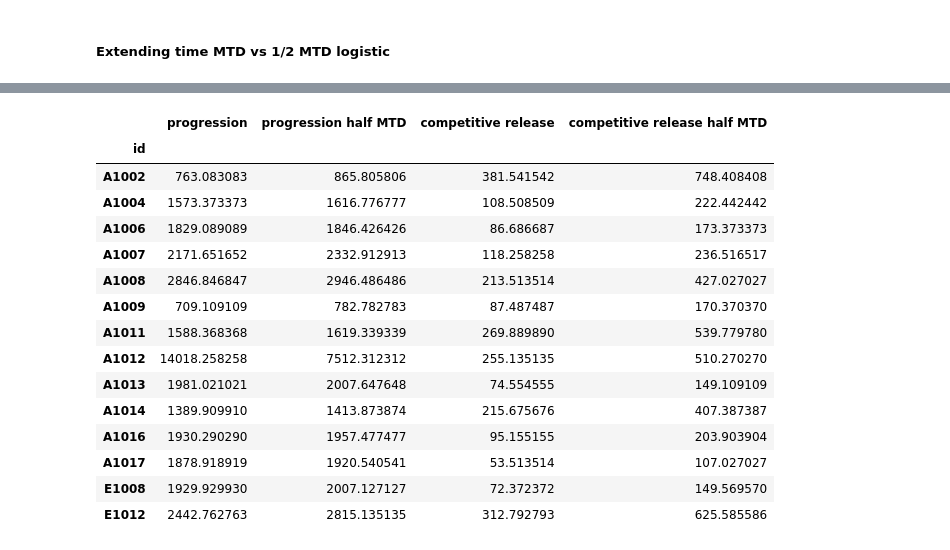
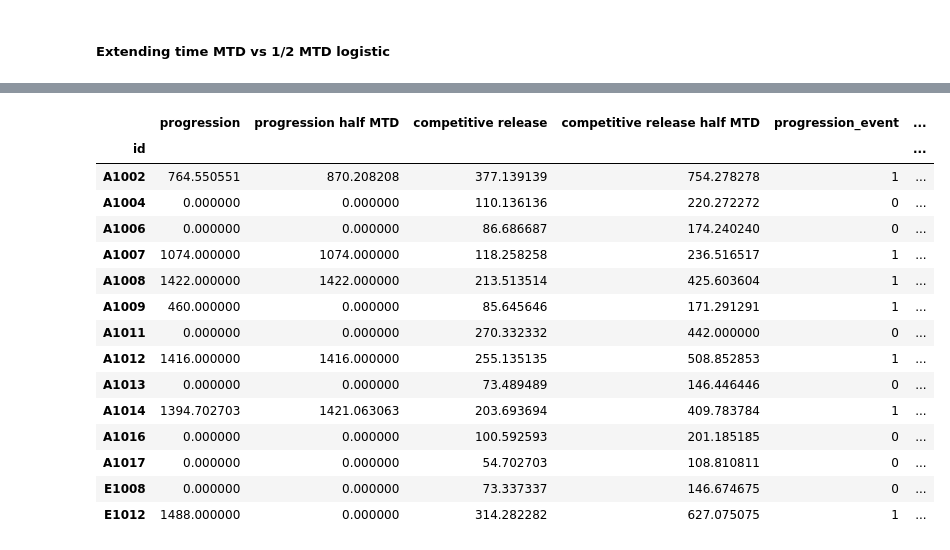
Before and after one commit to hkailas/Erlotinib, a Jupyter notebook: Erlotinib_predictions.ipynb, the cells around one changed output, grey strips where cells are left out. Saved outputs shown, nothing was run; the diff lists cells and outputs as text; code cells hidden in the pictures.

```diff
--- a/Erlotinib_predictions.ipynb
+++ b/Erlotinib_predictions.ipynb
@@ -301,7 +307,7 @@ for index, id in enumerate(unique_IDs, start=0):
     ax.plot(tspan, pred_data_log.sol(tspan)[0], 'b-', label='Sensitive - Log') # plot logistic model
     ax.plot(tspan, pred_data_log.sol(tspan)[1], 'r-', label='Resistant - Log')
     ax.plot(tspan, sum_pops_log, 'k-', label='Total - Log')
-    ax.axhline(y=1.1*data[0], color='r', linestyle=':') ### line to show progression
+    ax.axhline(y=1.1*data[0], color='r', linestyle='--') ### line to show progression
 
 
     # plot with half medication
@@ -323,7 +329,8 @@ legend_elements = [Line2D([0], [0], marker='x', color='k', label='Measured Total
                    Line2D([0], [0], color='k',label='Total - MTD'),
                    Line2D([0], [0], color='b', linestyle=':', label='Sensitive 1/2 MTD'),
                    Line2D([0], [0], color='r', linestyle=':', label='Resistant 1/2 MTD'),
-                   Line2D([0], [0], color='k', linestyle= ':' ,label='Total 1/2 MTD')]
+                   Line2D([0], [0], color='k', linestyle= ':' ,label='Total 1/2 MTD'),
+                   Line2D([0], [0], color='r', linestyle='--', label='Progression (1.1*MTD)')]
 
 
 fig.legend(handles=legend_elements, loc='upper center', bbox_to_anchor=(0.5, -0.05),
@@ -349,7 +356,7 @@ for index, id in enumerate(unique_IDs, start=0):
 
     days = df.days[df.ID == id].tolist()
     data = df.Sum_tumor_volume[df.ID == id].tolist()
-    sim_time_factor = 20
+    sim_time_factor = 2
     tspan = np.linspace(0, sim_time_factor*days[-1], 1000)
 
 ### optimal params original medication
@@ -378,46 +385,52 @@ for index, id in enumerate(unique_IDs, start=0):
     progression_half_mtd = np.argmin(np.abs(sum_pops_log_half - 1.1*data[0]))
     x_value_progression_half = tspan[progression_half_mtd]
     progression_half_list.append((id, x_value_progression_half))
 
 # find time to competitive release MTD
     comp_rel_mtd = np.argmin(np.abs(pred_data_log.sol(tspan)[0]-pred_data_log.sol(tspan)[1]))
     x_val_cr_mtd = tspan[comp_rel_mtd]
     comp_release_list.append((id, x_val_cr_mtd))
 
 # find time to competitive release half MTD
     comp_rel_half = np.argmin(np.abs(pred_data_log_half.sol(tspan)[0]-pred_data_log_half.sol(tspan)[1]))
     x_val_cr_half = tspan[comp_rel_half]
     comp_release_half_list.append((id, x_val_cr_half))
 
 
 # collecting in data frames
 df_progression = pd.DataFrame(progression_list, columns=['id', 'progression'])
 df_progression_half = pd.DataFrame(progression_half_list, columns=['id', 'progression half MTD'])
 df_cr_mtd = pd.DataFrame(comp_release_list, columns=['id', 'competitive release'])
 df_cr_half = pd.DataFrame(comp_release_half_list, columns=['id', 'competitive release half MTD'])
 
 # Merge the dataframes two at a time
 df_temp = pd.merge(df_progression, df_progression_half, on='id')
 df_temp2 = pd.merge(df_cr_mtd, df_cr_half, on='id')
 # Merge the temporary dataframes
 df_all_progressions = pd.merge(df_temp, df_temp2, on='id')
 df_all_progressions.set_index('id', inplace=True)
+# Create event columns
+df_all_progressions['progression_event'] = df_all_progressions['progression'].apply(lambda x: 0 if x == 0 else 1)
+df_all_progressions['progression_event_half'] = df_all_progressions['progression half MTD'].apply(lambda x: 0 if x == 0 else 1)
+df_all_progressions['cr_event'] = df_all_progressions['competitive release'].apply(lambda x: 0 if x == 0 else 1)
+df_all_progressions['cr_event_half'] = df_all_progressions['competitive release half MTD'].apply(lambda x: 0 if x == 0 else 1)
+
 # Print the DataFrame
 df_all_progressions
 # %% [output]
-|  | progression | progression half MTD | competitive release | competitive release half MTD |
-| id |  |  |  |  |
-| A1002 | 763.083083 | 865.805806 | 381.541542 | 748.408408 |
-| A1004 | 1573.373373 | 1616.776777 | 108.508509 | 222.442442 |
-| A1006 | 1829.089089 | 1846.426426 | 86.686687 | 173.373373 |
-| A1007 | 2171.651652 | 2332.912913 | 118.258258 | 236.516517 |
-| A1008 | 2846.846847 | 2946.486486 | 213.513514 | 427.027027 |
-| A1009 | 709.109109 | 782.782783 | 87.487487 | 170.370370 |
-| A1011 | 1588.368368 | 1619.339339 | 269.889890 | 539.779780 |
-| A1012 | 14018.258258 | 7512.312312 | 255.135135 | 510.270270 |
-| A1013 | 1981.021021 | 2007.647648 | 74.554555 | 149.109109 |
-| A1014 | 1389.909910 | 1413.873874 | 215.675676 | 407.387387 |
-| A1016 | 1930.290290 | 1957.477477 | 95.155155 | 203.903904 |
-| A1017 | 1878.918919 | 1920.540541 | 53.513514 | 107.027027 |
-| E1008 | 1929.929930 | 2007.127127 | 72.372372 | 149.569570 |
-| E1012 | 2442.762763 | 2815.135135 | 312.792793 | 625.585586 |
+|  | progression | progression half MTD | competitive release | competitive release half MTD | progression_event | ... |
+| id |  |  |  |  |  | ... |
+| A1002 | 764.550551 | 870.208208 | 377.139139 | 754.278278 | 1 | ... |
+| A1004 | 0.000000 | 0.000000 | 110.136136 | 220.272272 | 0 | ... |
+| A1006 | 0.000000 | 0.000000 | 86.686687 | 174.240240 | 0 | ... |
+| A1007 | 1074.000000 | 1074.000000 | 118.258258 | 236.516517 | 1 | ... |
+| A1008 | 1422.000000 | 1422.000000 | 213.513514 | 425.603604 | 1 | ... |
+| A1009 | 460.000000 | 0.000000 | 85.645646 | 171.291291 | 1 | ... |
+| A1011 | 0.000000 | 0.000000 | 270.332332 | 442.000000 | 0 | ... |
+| A1012 | 1416.000000 | 1416.000000 | 255.135135 | 508.852853 | 1 | ... |
+| A1013 | 0.000000 | 0.000000 | 73.489489 | 146.446446 | 0 | ... |
+| A1014 | 1394.702703 | 1421.063063 | 203.693694 | 409.783784 | 1 | ... |
+| A1016 | 0.000000 | 0.000000 | 100.592593 | 201.185185 | 0 | ... |
+| A1017 | 0.000000 | 0.000000 | 54.702703 | 108.810811 | 0 | ... |
+| E1008 | 0.000000 | 0.000000 | 73.337337 | 146.674675 | 0 | ... |
+| E1012 | 1488.000000 | 0.000000 | 314.282282 | 627.075075 | 1 | ... |
```
Also changed, not shown: parts of 7 cells of this notebook.
